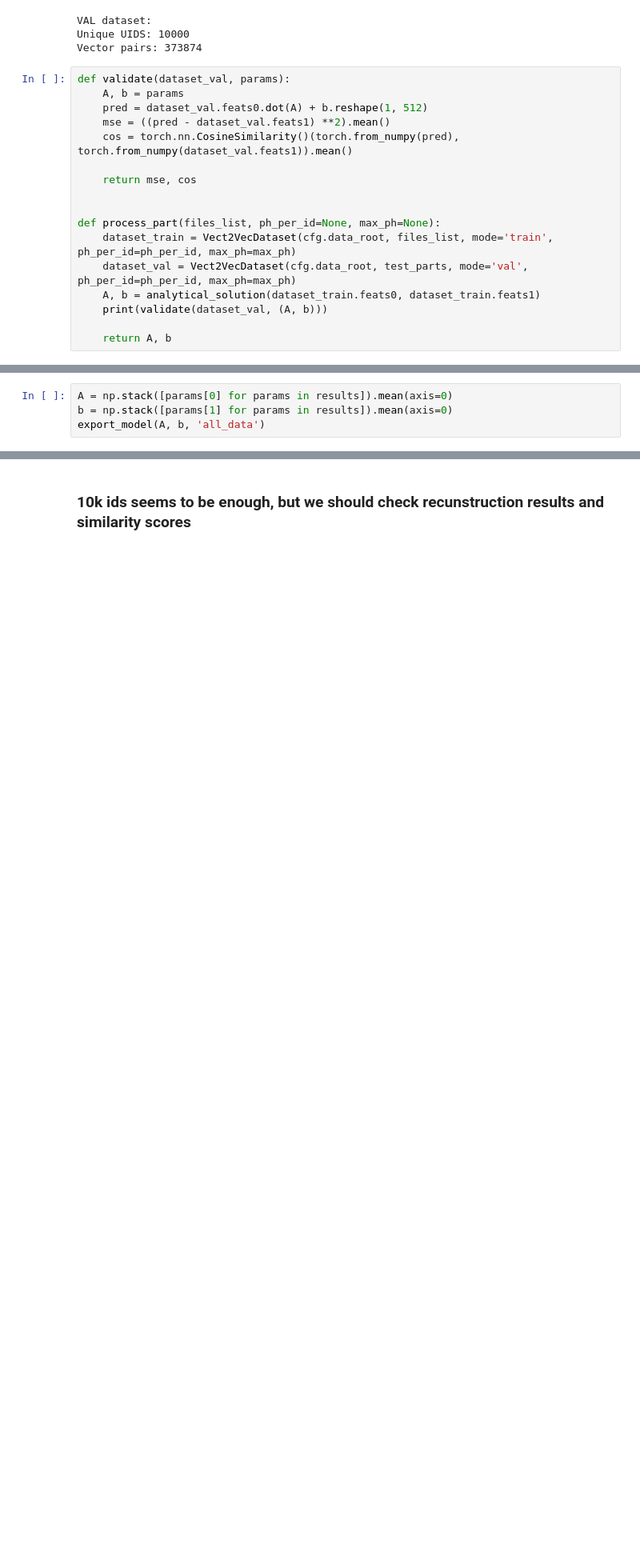
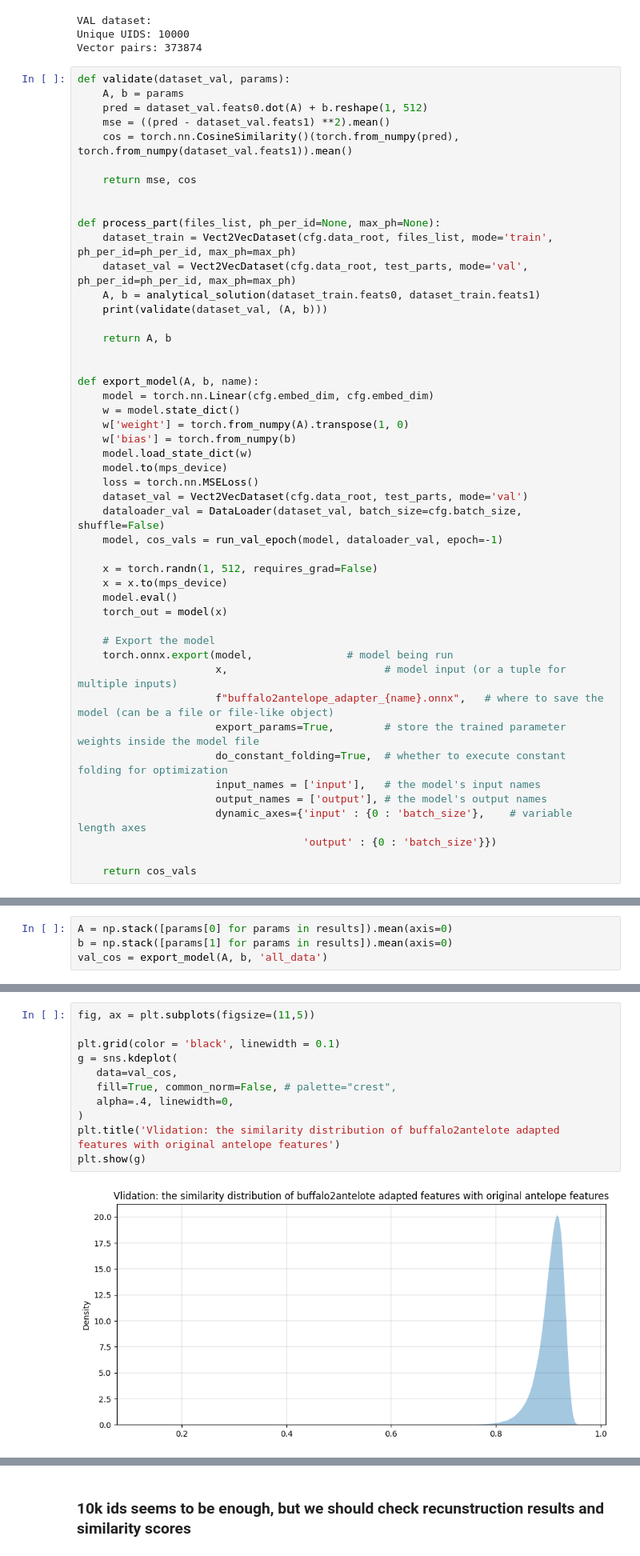
Before and after one commit to pi-null-mezon/rbh24, a Jupyter notebook: train_adapter_for_instantid/buffalo2antelope_adapter.ipynb, the cells around one changed output, grey strips where cells are left out. Shown at 80% size. Drawn from its saved outputs; the diff is of its cells as text; blank space fills up the shorter version.

Commit message:
adapter_description

```diff
--- a/train_adapter_for_instantid/buffalo2antelope_adapter.ipynb
+++ b/train_adapter_for_instantid/buffalo2antelope_adapter.ipynb
@@ -333,6 +335,37 @@ def process_part(files_list, ph_per_id=None, max_ph=None):
     print(validate(dataset_val, (A, b)))
 
     return A, b
+
+
+def export_model(A, b, name):
+    model = torch.nn.Linear(cfg.embed_dim, cfg.embed_dim)
+    w = model.state_dict()
+    w['weight'] = torch.from_numpy(A).transpose(1, 0)
+    w['bias'] = torch.from_numpy(b)
+    model.load_state_dict(w)
+    model.to(mps_device)
+    loss = torch.nn.MSELoss()
+    dataset_val = Vect2VecDataset(cfg.data_root, test_parts, mode='val')
+    dataloader_val = DataLoader(dataset_val, batch_size=cfg.batch_size, shuffle=False)
+    model, cos_vals = run_val_epoch(model, dataloader_val, epoch=-1)
+
+    x = torch.randn(1, 512, requires_grad=False)
+    x = x.to(mps_device)
+    model.eval()
+    torch_out = model(x)
+
+    # Export the model
+    torch.onnx.export(model,               # model being run
+                      x,                         # model input (or a tuple for multiple inputs)
+                      f"buffalo2antelope_adapter_{name}.onnx",   # where to save the model (can be a file or file-like object)
+                      export_params=True,        # store the trained parameter weights inside the model file
+                      do_constant_folding=True,  # whether to execute constant folding for optimization
+                      input_names = ['input'],   # the model's input names
+                      output_names = ['output'], # the model's output names
+                      dynamic_axes={'input' : {0 : 'batch_size'},    # variable length axes
+                                    'output' : {0 : 'batch_size'}})
+
+    return cos_vals
 # %%
 results = []
 
@@ -359,4 +393,4 @@ Vector pairs: 1207362
 # %%
 A = np.stack([params[0] for params in results]).mean(axis=0)
 b = np.stack([params[1] for params in results]).mean(axis=0)
-export_model(A, b, 'all_data')
+val_cos = export_model(A, b, 'all_data')
@@ -391,3 +405,16 @@ def export_model(A, b, name):
+# %%
+fig, ax = plt.subplots(figsize=(11,5))
+
+plt.grid(color = 'black', linewidth = 0.1)
+g = sns.kdeplot(
+   data=val_cos,
+   fill=True, common_norm=False, # palette="crest",
+   alpha=.4, linewidth=0,
+)
+plt.title('Vlidation: the similarity distribution of buffalo2antelote adapted features with original antelope features')
+plt.show(g)
+# %% [output]
+[figure, added]
 # %% [markdown]
 ## Experiments
 
```
Also changed, not shown: parts of 13 cells of this notebook, 3 other files.
